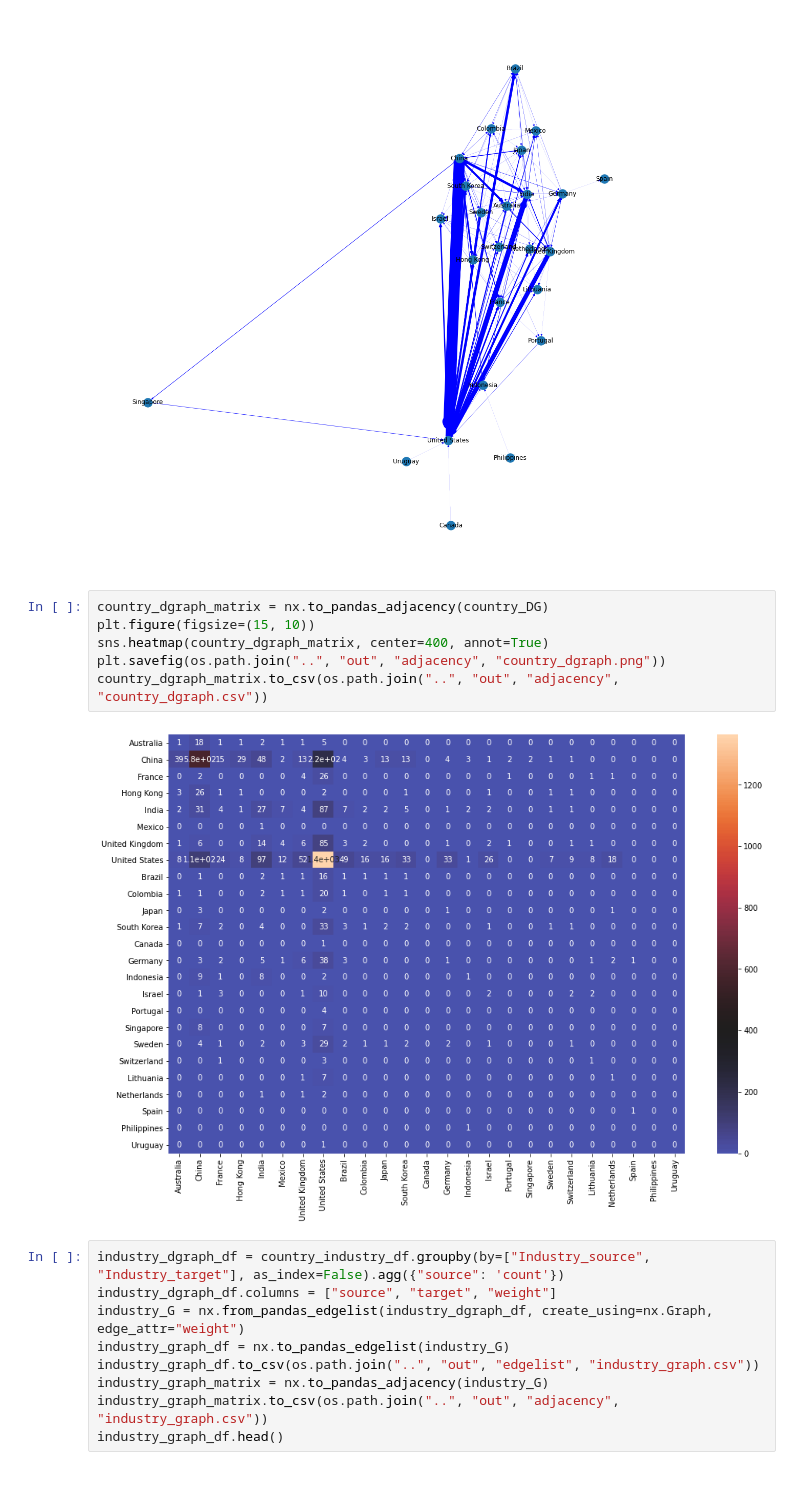
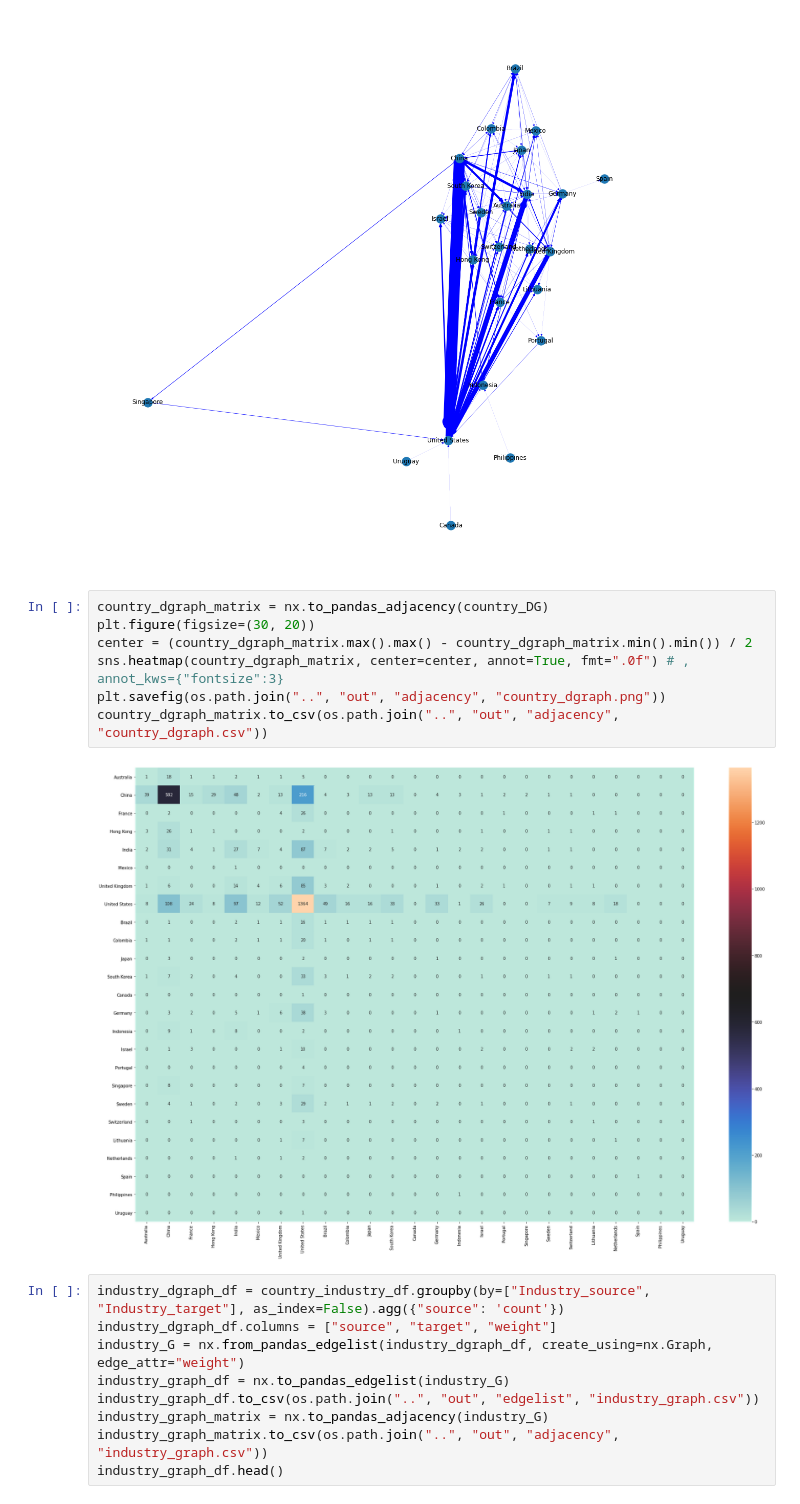
Before and after one commit to takato86/unicorn, a Jupyter notebook: notebooks/analyze.ipynb, the cells around one changed output. Cells and saved outputs as stored; diff of their text form.

```diff
--- a/notebooks/analyze.ipynb
+++ b/notebooks/analyze.ipynb
@@ -860,12 +865,13 @@ country_dgraph_df.to_csv(os.path.join("..", "out", "edgelist", "country_dgraph.c
 [figure]
 # %%
 country_dgraph_matrix = nx.to_pandas_adjacency(country_DG)
-plt.figure(figsize=(15, 10))
-sns.heatmap(country_dgraph_matrix, center=400, annot=True)
+plt.figure(figsize=(30, 20))
+center = (country_dgraph_matrix.max().max() - country_dgraph_matrix.min().min()) / 2
+sns.heatmap(country_dgraph_matrix, center=center, annot=True, fmt=".0f") # , annot_kws={"fontsize":3}
 plt.savefig(os.path.join("..", "out", "adjacency", "country_dgraph.png"))
 country_dgraph_matrix.to_csv(os.path.join("..", "out", "adjacency", "country_dgraph.csv"))
 # %% [output]
-[figure, old version]
+[figure, new version]
 # %%
 industry_dgraph_df = country_industry_df.groupby(by=["Industry_source", "Industry_target"], as_index=False).agg({"source": 'count'})
 industry_dgraph_df.columns = ["source", "target", "weight"]
```
Also changed, not shown: parts of 4 cells of this notebook, 4 other files.
